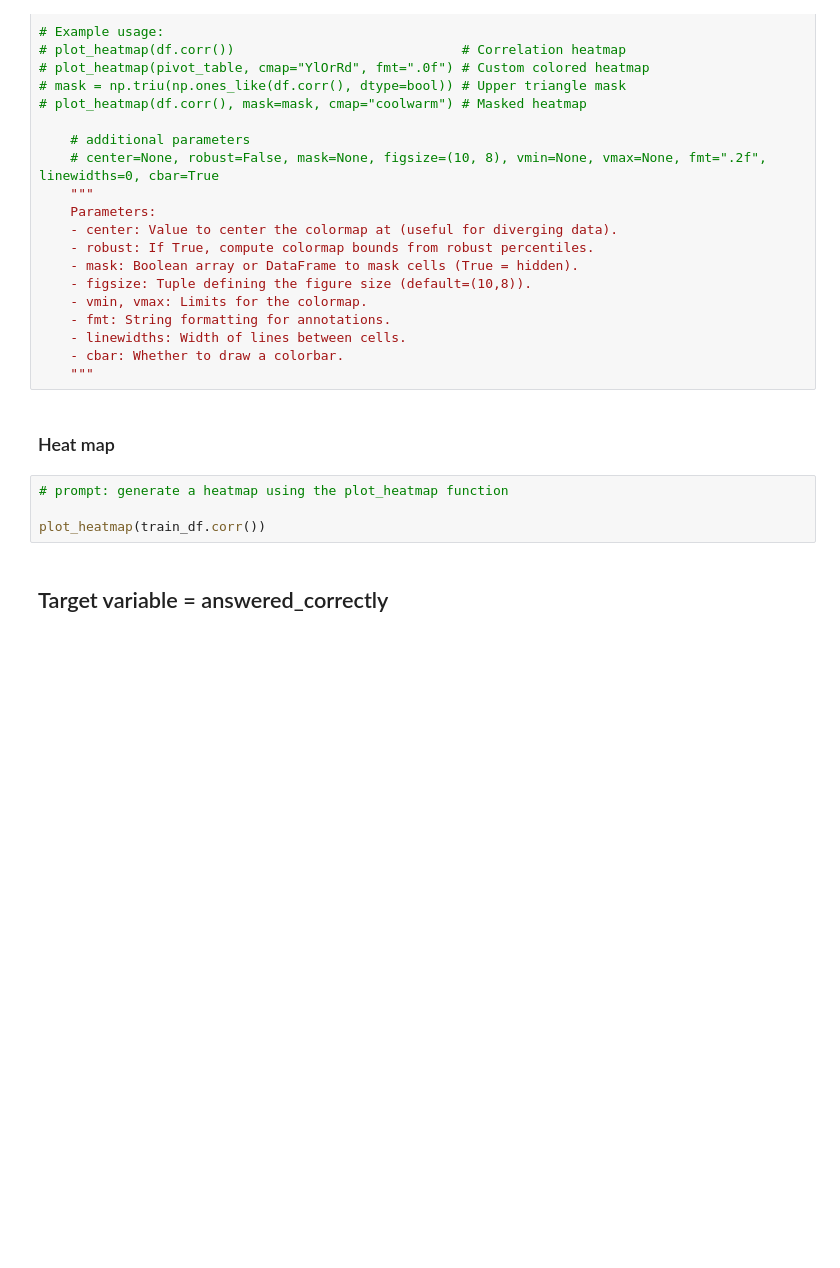
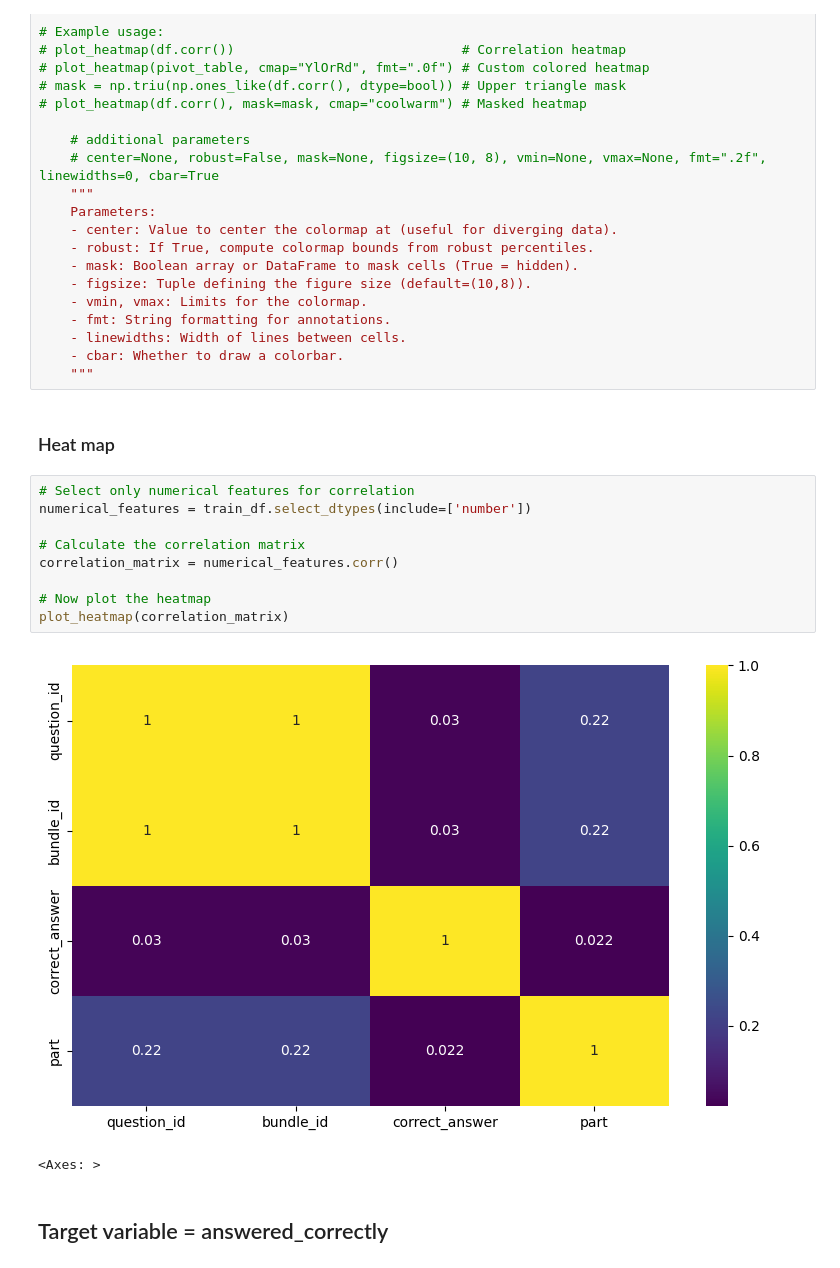
Before and after one commit to theresaskruzna/riiid_knowledge_tracing, a Jupyter notebook: 01_EDA.ipynb, the cells around one changed output. Cells and saved outputs as stored; diff of their text form; blank space fills up the shorter version.

Commit message:
Feature engineering, merge datasets function

```diff
--- a/01_EDA.ipynb
+++ b/01_EDA.ipynb
@@ -1131,10 +1138,18 @@ def plot_heatmap(data, annot=True, cmap="viridis", title=None, xlabel=None, ylab
     """
 # %% [markdown]
 ### Heat map
-# %%
-# prompt: generate a heatmap using the plot_heatmap function
-
-plot_heatmap(train_df.corr())
+# %%
+# Select only numerical features for correlation
+numerical_features = train_df.select_dtypes(include=['number'])
+
+# Calculate the correlation matrix
+correlation_matrix = numerical_features.corr()
+
+# Now plot the heatmap
+plot_heatmap(correlation_matrix)
+# %% [output]
+[figure, added]
+<Axes: >
 # %% [markdown]
 ## Target variable = answered_correctly
 # %% [markdown]
```
Also changed, not shown: parts of 18 cells of this notebook.
